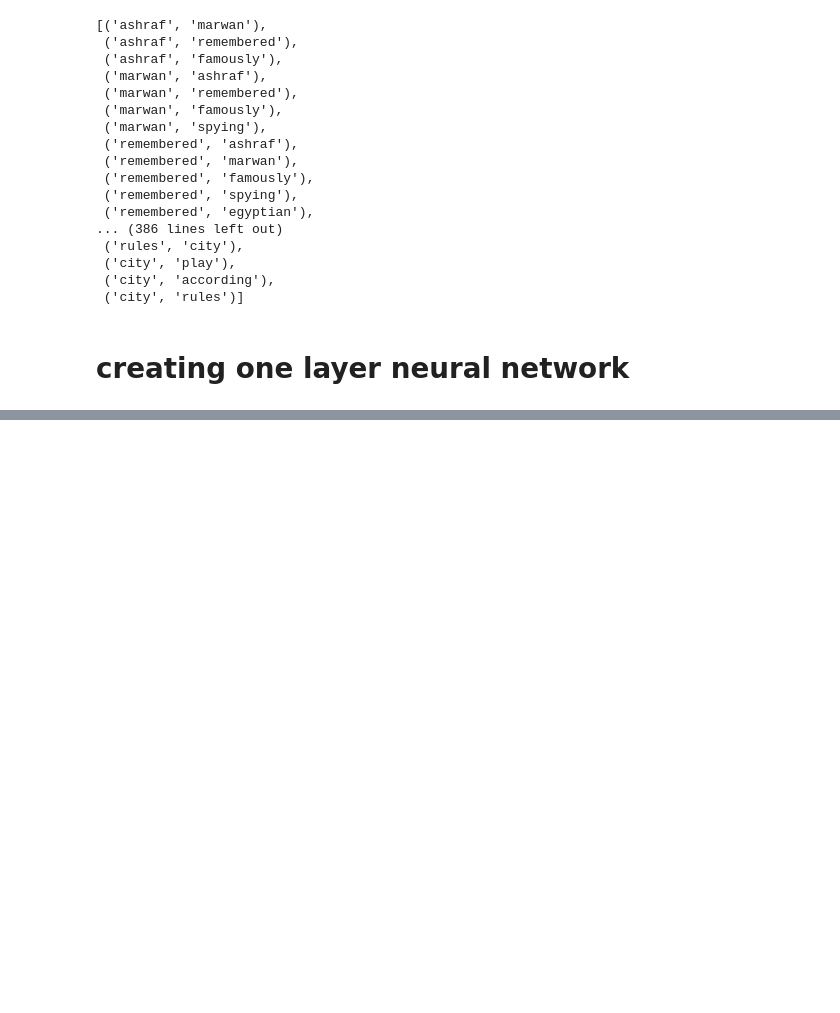
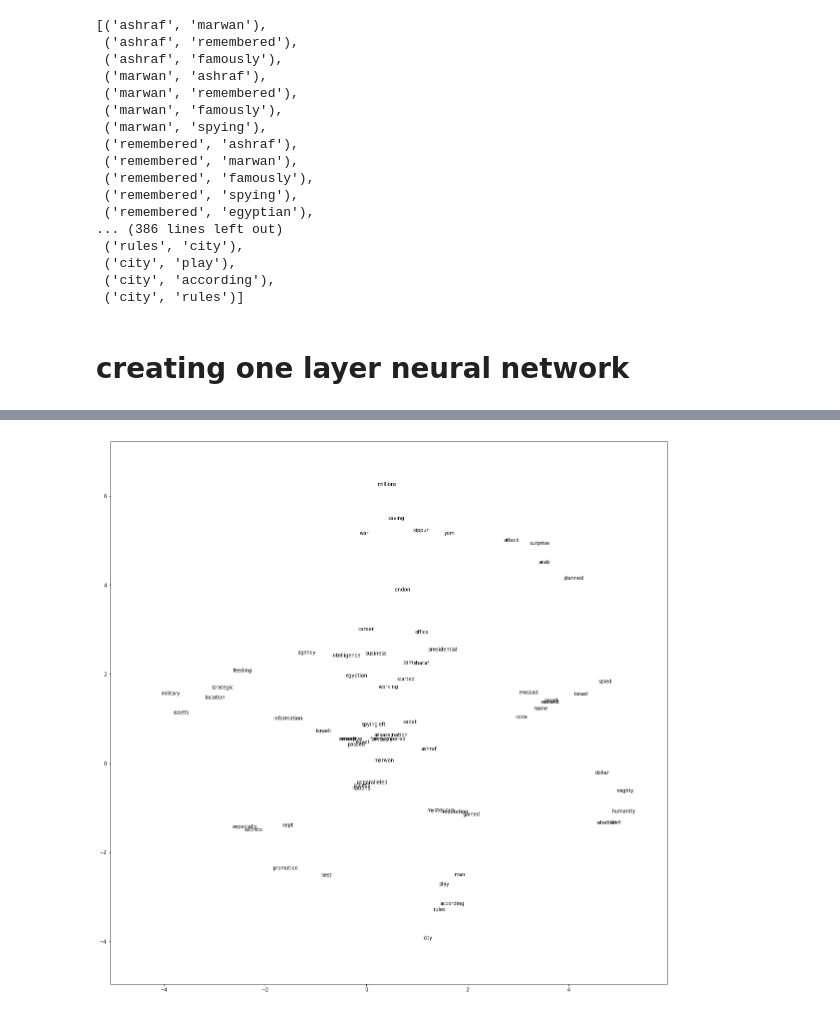
Before and after one commit to aquibjaved/creating-word2vec-from-scratch, a Jupyter notebook: word2vec.ipynb, the cells around one changed output, grey strips where cells are left out. Drawn from its saved outputs; the diff is of its cells as text; code cells hidden in the pictures; blank space fills up the shorter version.

```diff
--- a/word2vec.ipynb
+++ b/word2vec.ipynb
@@ -248,4 +248,25 @@ w2v_df
 68 rows × 3 columns
+# %%
+import matplotlib.pyplot as plt
+# %matplotlib inline
+fig, ax = plt.subplots()
+
+for word, x1, x2 in zip(w2v_df['word'], w2v_df['x'], w2v_df['y']):
+    ax.annotate(word, (x1,x2 ))
+
+PADDING = 1.0
+x_axis_min = np.amin(vectors, axis=0)[0] - PADDING
+y_axis_min = np.amin(vectors, axis=0)[1] - PADDING
+x_axis_max = np.amax(vectors, axis=0)[0] + PADDING
+y_axis_max = np.amax(vectors, axis=0)[1] + PADDING
+
+plt.xlim(x_axis_min,x_axis_max)
+plt.ylim(y_axis_min,y_axis_max)
+plt.rcParams["figure.figsize"] = (20,20)
+plt.savefig('w2v_representation.png')
+plt.show()
+# %% [output]
+[figure, added]
 # %%
 import matplotlib.pyplot as plt
 #%matplotlib inline
```
Also changed, not shown: parts of 10 cells of this notebook.
